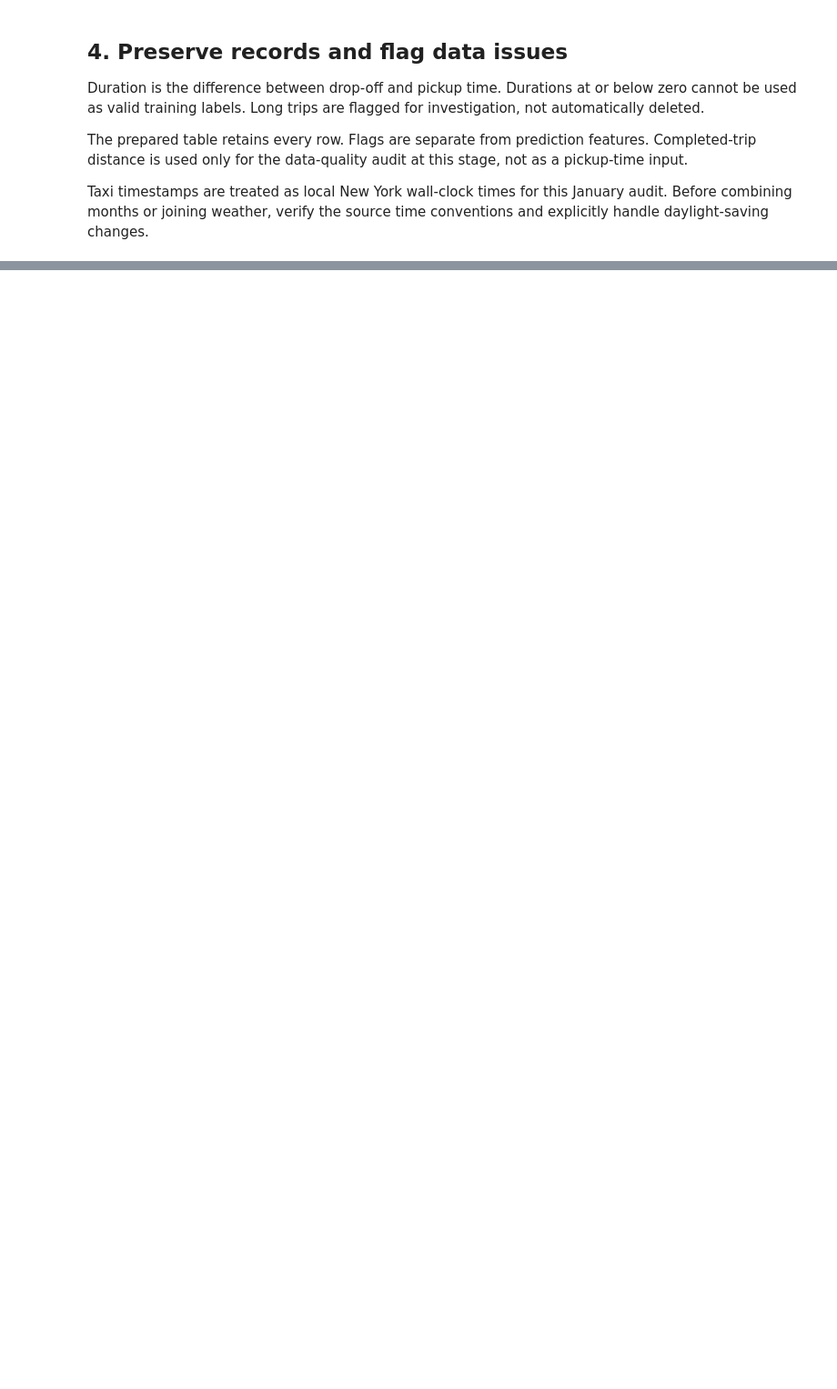
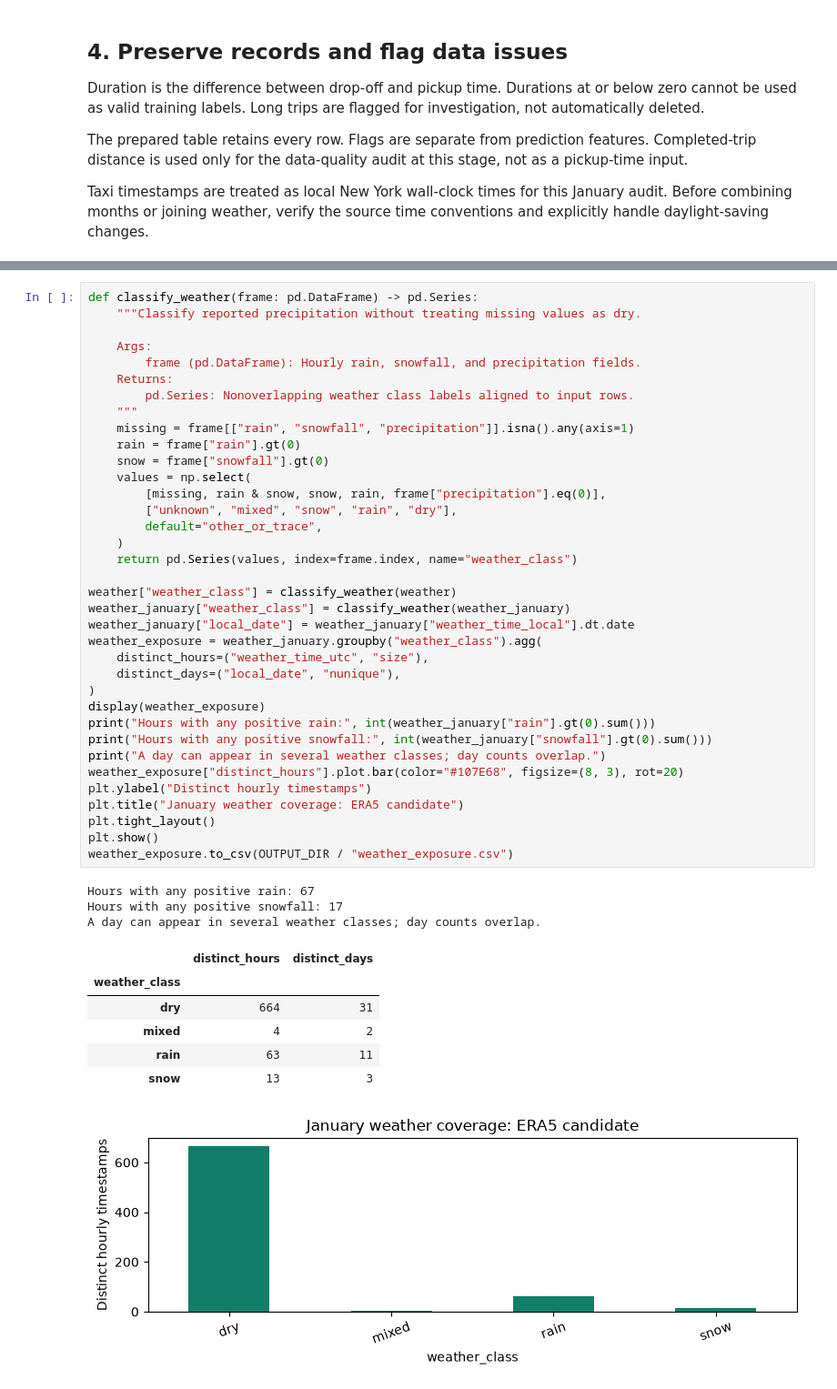
Before and after one commit to Negarkamvij/NYC-Taxi-Duration-Prediction, a Jupyter notebook: Taxi_Project_2.ipynb, the cells around one changed output, grey strips where cells are left out. Shown at 91% size. Drawn from its saved outputs; the diff is of its cells as text; blank space fills up the shorter version.

Commit message:
Audit taxi and weather coverage before model training

```diff
--- a/Taxi_Project_2.ipynb
+++ b/Taxi_Project_2.ipynb
@@ -172,0 +297,47 @@ Candidate sources: the Meteostat source in the assignment, or another documented
+# %%
+def classify_weather(frame: pd.DataFrame) -> pd.Series:
+    """Classify reported precipitation without treating missing values as dry.
+
+    Args:
+        frame (pd.DataFrame): Hourly rain, snowfall, and precipitation fields.
+    Returns:
+        pd.Series: Nonoverlapping weather class labels aligned to input rows.
+    """
+    missing = frame[["rain", "snowfall", "precipitation"]].isna().any(axis=1)
+    rain = frame["rain"].gt(0)
+    snow = frame["snowfall"].gt(0)
+    values = np.select(
+        [missing, rain & snow, snow, rain, frame["precipitation"].eq(0)],
+        ["unknown", "mixed", "snow", "rain", "dry"],
+        default="other_or_trace",
+    )
+    return pd.Series(values, index=frame.index, name="weather_class")
+
+weather["weather_class"] = classify_weather(weather)
+weather_january["weather_class"] = classify_weather(weather_january)
+weather_january["local_date"] = weather_january["weather_time_local"].dt.date
+weather_exposure = weather_january.groupby("weather_class").agg(
+    distinct_hours=("weather_time_utc", "size"),
+    distinct_days=("local_date", "nunique"),
+)
+display(weather_exposure)
+print("Hours with any positive rain:", int(weather_january["rain"].gt(0).sum()))
+print("Hours with any positive snowfall:", int(weather_january["snowfall"].gt(0).sum()))
+print("A day can appear in several weather classes; day counts overlap.")
+weather_exposure["distinct_hours"].plot.bar(color="#107E68", figsize=(8, 3), rot=20)
+plt.ylabel("Distinct hourly timestamps")
+plt.title("January weather coverage: ERA5 candidate")
+plt.tight_layout()
+plt.show()
+weather_exposure.to_csv(OUTPUT_DIR / "weather_exposure.csv")
+# %% [output]
+Hours with any positive rain: 67
+Hours with any positive snowfall: 17
+A day can appear in several weather classes; day counts overlap.
+|  | distinct_hours | distinct_days |
+| weather_class |  |  |
+| dry | 664 | 31 |
+| mixed | 4 | 2 |
+| rain | 63 | 11 |
+| snow | 13 | 3 |
+[figure, added]
```
Also changed, not shown: parts of 12 cells of this notebook, 7 other files.
